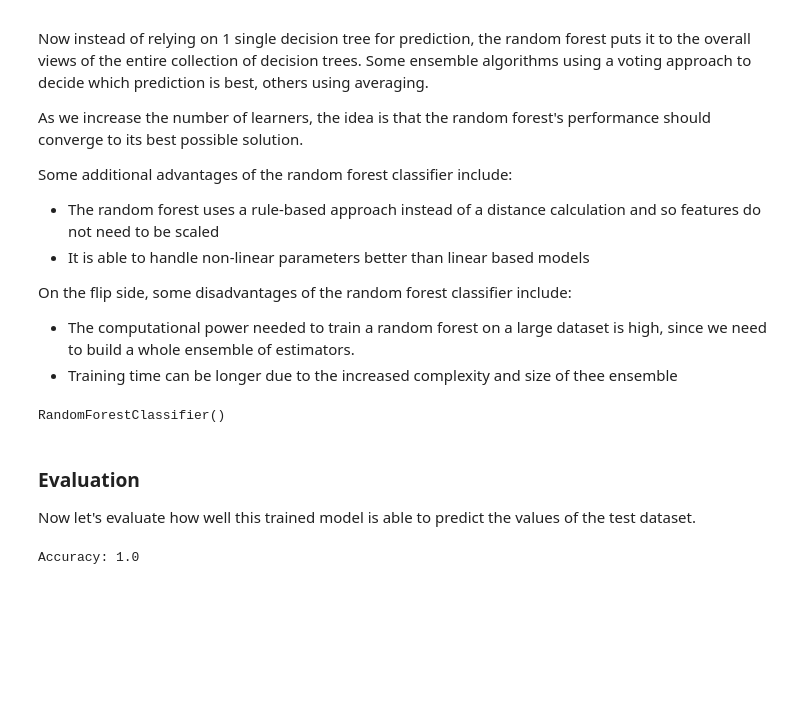
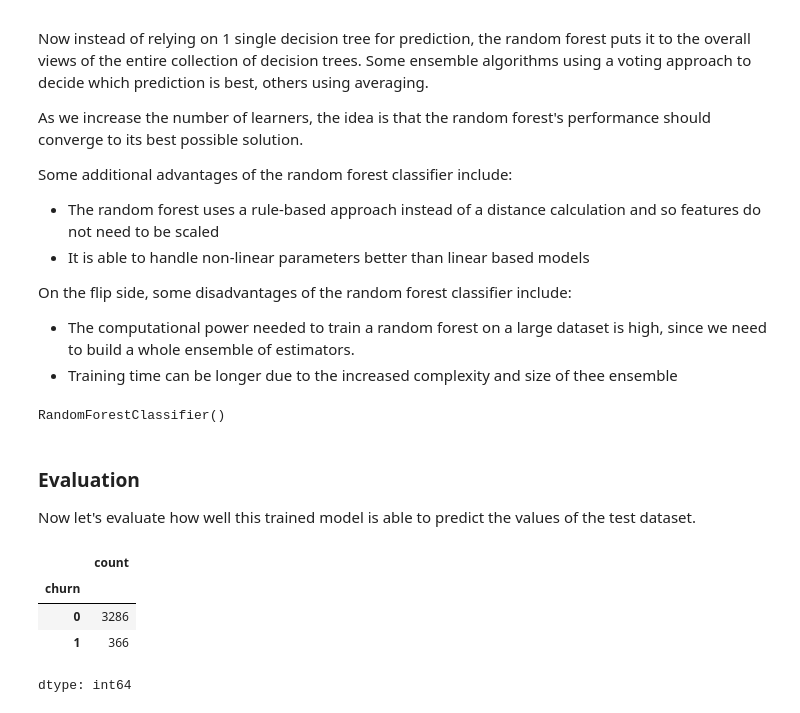
Before and after one commit to Jay-long2/python_loops_-_functions-assesment, a Jupyter notebook: Task_4_modeling_starter.ipynb, the cells around one changed output. Cells and saved outputs as stored; diff of their text form; code cells hidden in the pictures; blank space fills up the shorter version.

```diff
--- a/Task_4_modeling_starter.ipynb
+++ b/Task_4_modeling_starter.ipynb
@@ -124,5 +127,8 @@ y_pred = model.predict(X_test)
-# %%
-# Calculate performance metrics here!
-print("Accuracy:", metrics.accuracy_score(y_test, y_pred))
-# %% [output]
-Accuracy: 1.0
+# %%
+y_test.value_counts()
+# %% [output]
+|  | count |
+| churn |  |
+| 0 | 3286 |
+| 1 | 366 |
+dtype: int64
```
Also changed, not shown: parts of 4 cells of this notebook.
